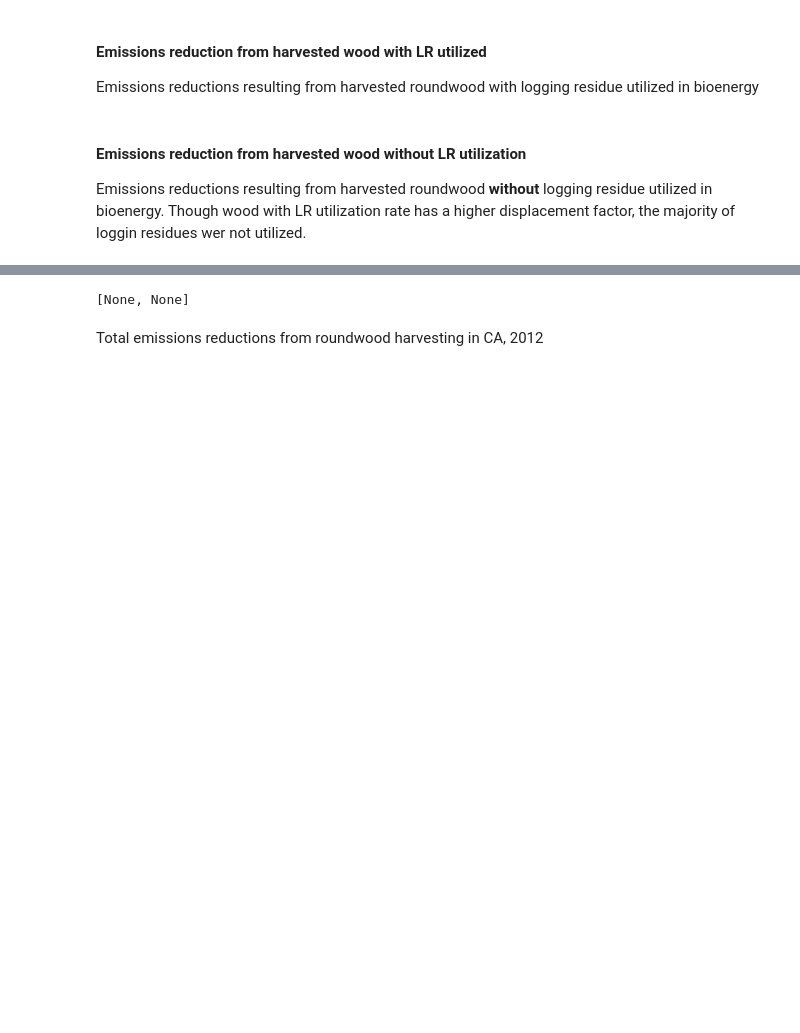
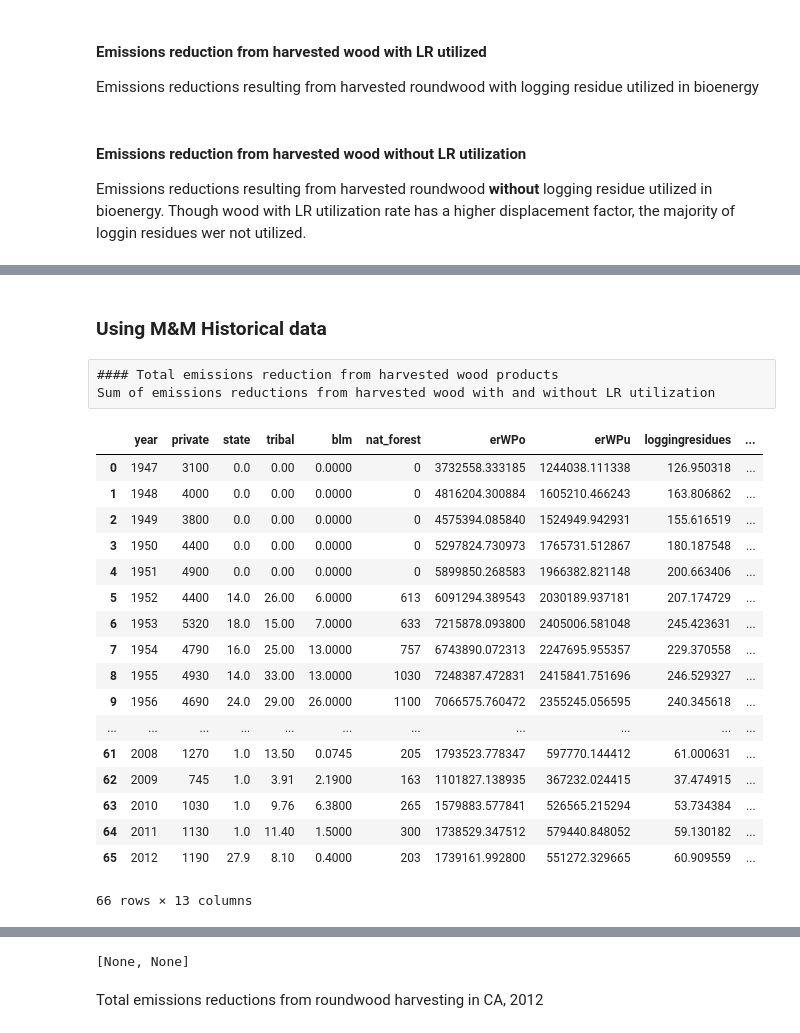
Before and after one commit to WoodResourcesGroup/RoundwoodHarvestGHG, a Jupyter notebook: wood_fates.ipynb, the cells around one changed output, grey strips where cells are left out. Saved outputs shown, nothing was run; the diff lists cells and outputs as text; code cells hidden in the pictures; blank space fills up the shorter version.

```diff
--- a/wood_fates.ipynb
+++ b/wood_fates.ipynb
@@ -182,7 +211,8 @@ def WPu (rw_harvest, lr, year, mill_efficiency = constants['me']['value'], wdens
 # %%
 def WPo (rw_harvest, lr, year, mill_efficiency = constants['me']['value'], wdens = constants['wDens']['value'], df = constants['DFo']['value']):
     '''
-    Calculates the emissions reduction resulting from harvested wood without utilization of logging residuals for bioenergy
+    Calculates the emissions reduction resulting from harvested wood without utilization of
+    logging residuals for bioenergy
     '''
     # establish the aproporiate bioenergy consumption lever for a given year, if no data on bioenergy consumption exists, use average from 2000-2012
     if year in bio_dict.keys():
@@ -247,0 +256,2 @@ tpoData
+# %% [markdown]
+### Using M&M Historical data
@@ -247,0 +290,3 @@ tpoData
+# %% [raw]
+#### Total emissions reduction from harvested wood products
+Sum of emissions reductions from harvested wood with and without LR utilization
@@ -247,0 +299,21 @@ tpoData
+# %%
+mm_histHarvest
+# %% [output]
+|  | year | private | state | tribal | blm | nat_forest | erWPo | erWPu | loggingresidues | ... |
+| 0 | 1947 | 3100 | 0.0 | 0.00 | 0.0000 | 0 | 3732558.333185 | 1244038.111338 | 126.950318 | ... |
+| 1 | 1948 | 4000 | 0.0 | 0.00 | 0.0000 | 0 | 4816204.300884 | 1605210.466243 | 163.806862 | ... |
+| 2 | 1949 | 3800 | 0.0 | 0.00 | 0.0000 | 0 | 4575394.085840 | 1524949.942931 | 155.616519 | ... |
+| 3 | 1950 | 4400 | 0.0 | 0.00 | 0.0000 | 0 | 5297824.730973 | 1765731.512867 | 180.187548 | ... |
+| 4 | 1951 | 4900 | 0.0 | 0.00 | 0.0000 | 0 | 5899850.268583 | 1966382.821148 | 200.663406 | ... |
+| 5 | 1952 | 4400 | 14.0 | 26.00 | 6.0000 | 613 | 6091294.389543 | 2030189.937181 | 207.174729 | ... |
+| 6 | 1953 | 5320 | 18.0 | 15.00 | 7.0000 | 633 | 7215878.093800 | 2405006.581048 | 245.423631 | ... |
+| 7 | 1954 | 4790 | 16.0 | 25.00 | 13.0000 | 757 | 6743890.072313 | 2247695.955357 | 229.370558 | ... |
+| 8 | 1955 | 4930 | 14.0 | 33.00 | 13.0000 | 1030 | 7248387.472831 | 2415841.751696 | 246.529327 | ... |
+| 9 | 1956 | 4690 | 24.0 | 29.00 | 26.0000 | 1100 | 7066575.760472 | 2355245.056595 | 240.345618 | ... |
+| ... | ... | ... | ... | ... | ... | ... | ... | ... | ... | ... |
+| 61 | 2008 | 1270 | 1.0 | 13.50 | 0.0745 | 205 | 1793523.778347 | 597770.144412 | 61.000631 | ... |
+| 62 | 2009 | 745 | 1.0 | 3.91 | 2.1900 | 163 | 1101827.138935 | 367232.024415 | 37.474915 | ... |
+| 63 | 2010 | 1030 | 1.0 | 9.76 | 6.3800 | 265 | 1579883.577841 | 526565.215294 | 53.734384 | ... |
+| 64 | 2011 | 1130 | 1.0 | 11.40 | 1.5000 | 300 | 1738529.347512 | 579440.848052 | 59.130182 | ... |
+| 65 | 2012 | 1190 | 27.9 | 8.10 | 0.4000 | 203 | 1739161.992800 | 551272.329665 | 60.909559 | ... |
+66 rows × 13 columns
```
Also changed, not shown: parts of 18 cells of this notebook, 8 other files.
